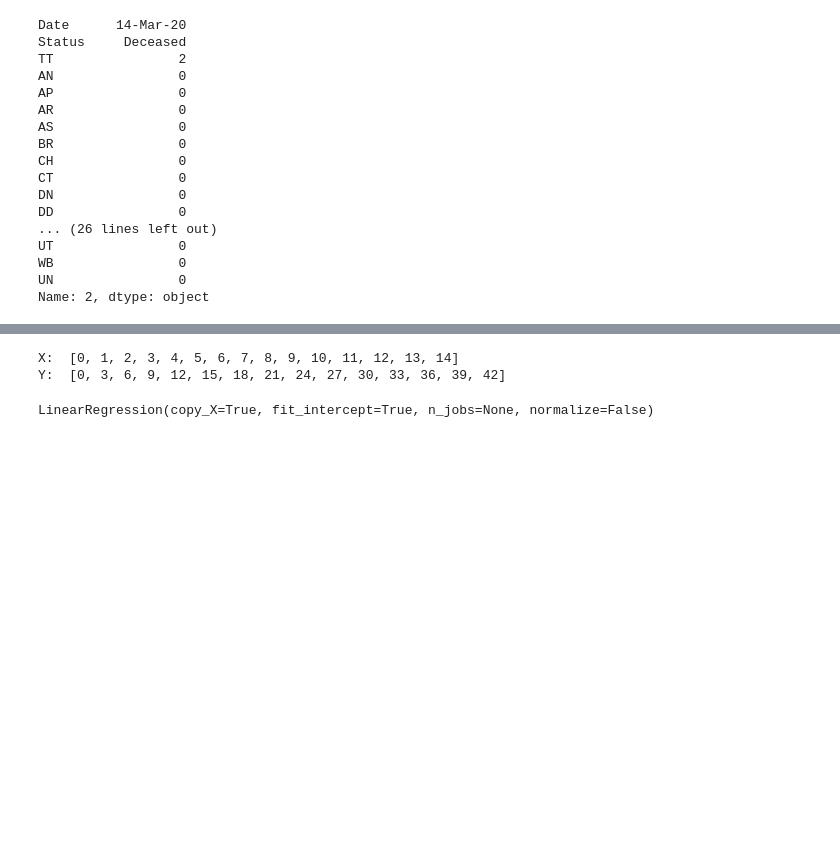
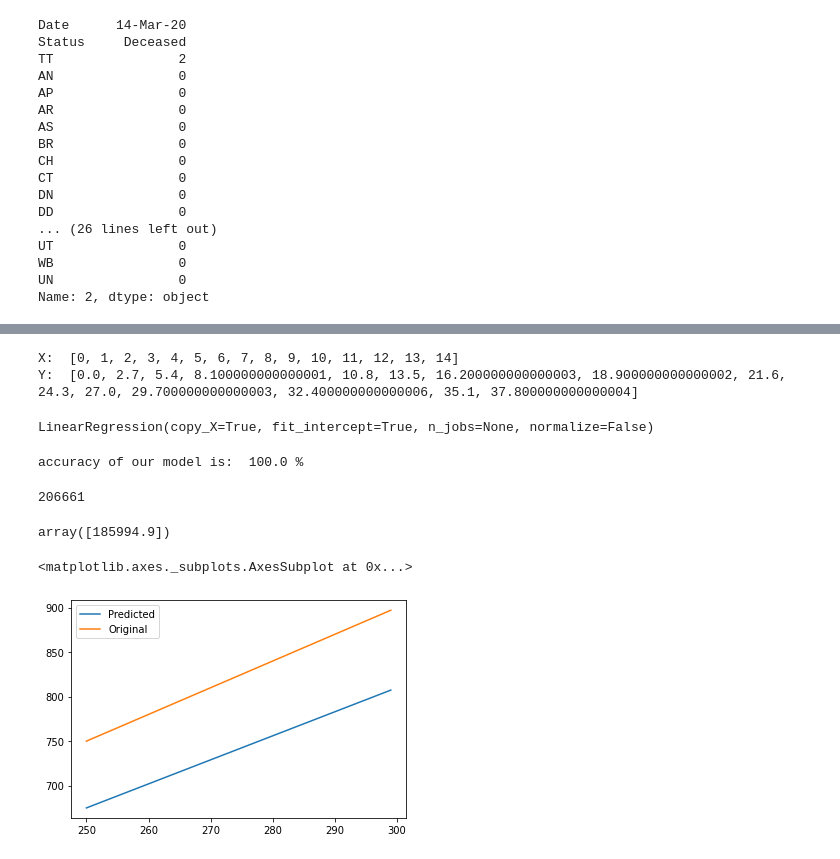
Before and after one commit to Arnabsaha6/Machine-Learning, a Jupyter notebook: Machine_Learning_Hands_on_CoVid_19.ipynb, the cells around one changed output, grey strips where cells are left out. Drawn from its saved outputs; the diff is of its cells as text; code cells hidden in the pictures; blank space fills up the shorter version.

```diff
--- a/Machine_Learning_Hands_on_CoVid_19.ipynb
+++ b/Machine_Learning_Hands_on_CoVid_19.ipynb
@@ -136,7 +136,7 @@ import numpy as np
 from sklearn.linear_model import LinearRegression
 
 x_list = [i for i in range(200)]
-y_list = [i*3 for i in x_list]
+y_list = [i*2.7 for i in x_list]
 
 print('X: ',x_list[:15])
 print('Y: ',y_list[:15])
@@ -145,9 +145,33 @@ x = np.array(x_list).reshape((-1, 1))
 y = np.array(y_list)
 # %% [output]
 X:  [0, 1, 2, 3, 4, 5, 6, 7, 8, 9, 10, 11, 12, 13, 14]
-Y:  [0, 3, 6, 9, 12, 15, 18, 21, 24, 27, 30, 33, 36, 39, 42]
+Y:  [0.0, 2.7, 5.4, 8.100000000000001, 10.8, 13.5, 16.200000000000003, 18.900000000000002, 21.6, 24.3, 27.0, 29.700000000000003, 32.400000000000006, 35.1, 37.800000000000004]
 # %%
 model = LinearRegression()
 model.fit(x, y)
 # %% [output]
 LinearRegression(copy_X=True, fit_intercept=True, n_jobs=None, normalize=False)
+# %%
+score = model.score(x, y)
+print('accuracy of our model is: ', score*100, '%')
+# %% [output]
+accuracy of our model is:  100.0 %
+# %%
+print(68887*3)
+model.predict([[68887]])
+# %% [output]
+206661
+array([185994.9])
+# %%
+test_x = [i for i in range(250, 300)]
+test_y = [i*3 for i in test_x]
+
+test_X = np.array(test_x).reshape((-1, 1))
+predicted_Y = model.predict(test_X)
+pd.DataFrame({
+    'Predicted': predicted_Y,
+    'Original': test_y,
+}, index=test_x).plot()
+# %% [output]
+<matplotlib.axes._subplots.AxesSubplot at 0x...>
+[figure, added]
```
